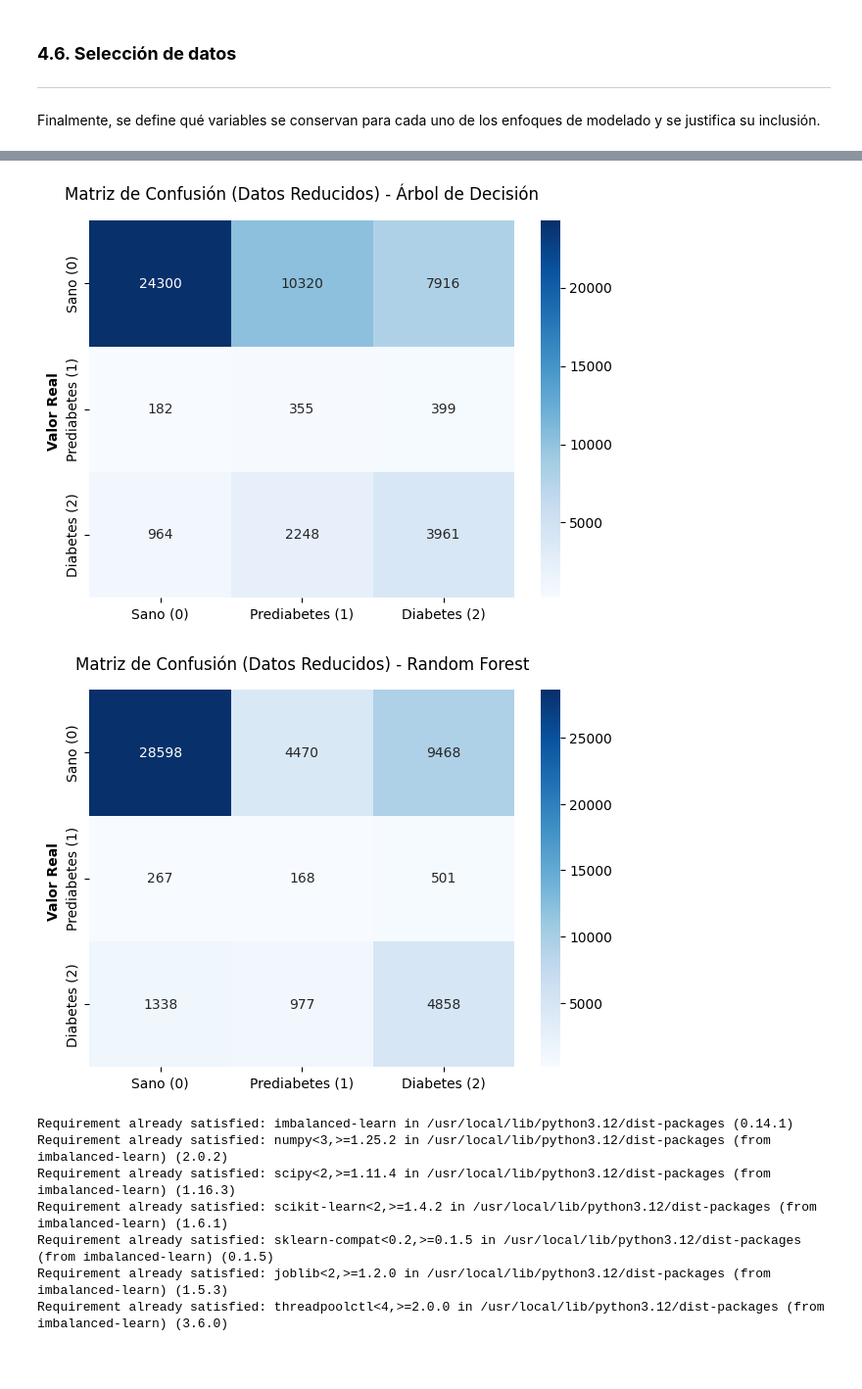
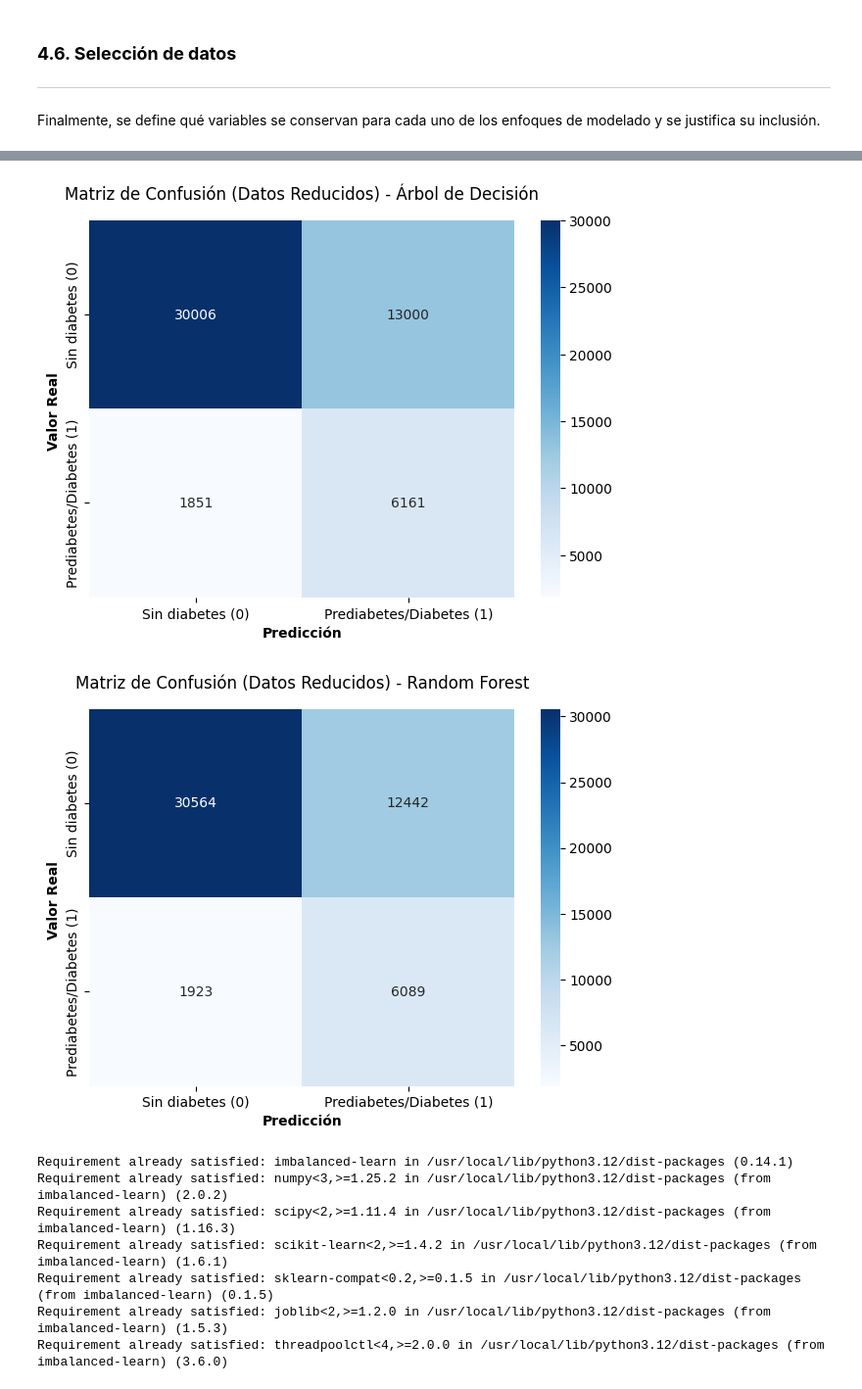
Before and after one commit to Locotin/diplomado-mlds, a Jupyter notebook: Proyecto/M2U4_fase_3_Preparación_de_los_datos.ipynb, the cells around one changed output, grey strips where cells are left out. Shown at 98% size. Saved outputs shown, nothing was run; the diff lists cells and outputs as text; code cells hidden in the pictures; blank space fills up the shorter version.

```diff
--- a/Proyecto/M2U4_fase_3_Preparación_de_los_datos.ipynb
+++ b/Proyecto/M2U4_fase_3_Preparación_de_los_datos.ipynb
@@ -1200,14 +1225,19 @@ for nombre, y_pred in predicciones.items():
     print("-" * 50)
 
 
-    print(classification_report(y_test, y_pred))
+    print(classification_report(
+        y_test,
+        y_pred,
+        labels=binary_class_ids,
+        target_names=binary_class_labels,
+    ))
 
     # Matriz de Confusión Visual
-    cm = confusion_matrix(y_test, y_pred)
+    cm = confusion_matrix(y_test, y_pred, labels=binary_class_ids)
     plt.figure(figsize=(6, 4))
     sns.heatmap(cm, annot=True, fmt='d', cmap='Blues',
-                xticklabels=['Sano (0)', 'Prediabetes (1)', 'Diabetes (2)'],
-                yticklabels=['Sano (0)', 'Prediabetes (1)', 'Diabetes (2)'])
+                xticklabels=binary_class_labels,
+                yticklabels=binary_class_labels)
     plt.title(f'Matriz de Confusión - {nombre}')
     plt.ylabel('Valor Real')
     plt.xlabel('Predicción')
@@ -1301,7 +1328,12 @@ for nombre, modelo in modelos.items():
 
 
     print(f"\n--- Resultados para: {nombre} (Datos Reducidos) ---")
-    print(classification_report(y_test, predicciones_reducidas[nombre]))
+    print(classification_report(
+        y_test,
+        predicciones_reducidas[nombre],
+        labels=binary_class_ids,
+        target_names=binary_class_labels,
+    ))
     print("-" * 50)
 # %% [output]
 --- SELECCIONANDO LAS MEJORES VARIABLES ---
@@ -1330,15 +1362,16 @@ import matplotlib.pyplot as plt
 import seaborn as sns
 
 for nombre, y_pred in predicciones_reducidas.items():
-    cm = confusion_matrix(y_test, y_pred)
+    cm = confusion_matrix(y_test, y_pred, labels=binary_class_ids)
 
     plt.figure(figsize=(7, 5))
 
     sns.heatmap(cm, annot=True, fmt='d', cmap='Blues',
-                xticklabels=['Sano (0)', 'Prediabetes (1)', 'Diabetes (2)'],
-                yticklabels=['Sano (0)', 'Prediabetes (1)', 'Diabetes (2)'])
+                xticklabels=binary_class_labels,
+                yticklabels=binary_class_labels)
 
     plt.title(f'Matriz de Confusión (Datos Reducidos) - {nombre}', pad=15)
     plt.ylabel('Valor Real ', fontweight='bold')
+    plt.xlabel('Predicción', fontweight='bold')
     plt.show()
 # %% [output]
@@ -1346,5 +1379,5 @@ for nombre, y_pred in predicciones_reducidas.items():
-[figure, old version]
+[figure, new version]
-[figure, old version]
+[figure, new version]
 # %%
 !pip install imbalanced-learn
 # %% [output]
```
Also changed, not shown: parts of 12 cells of this notebook, 3 other files.
